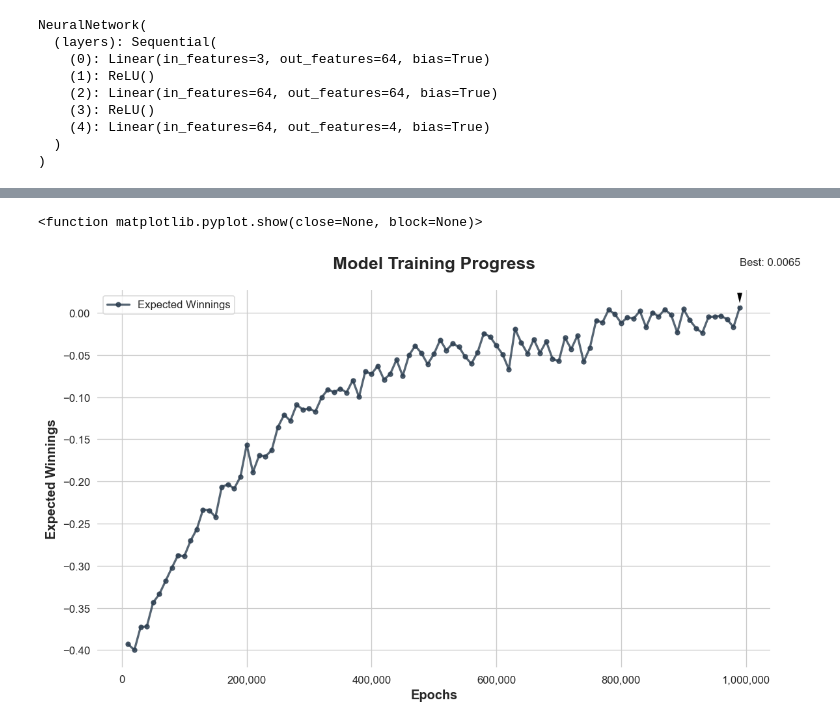
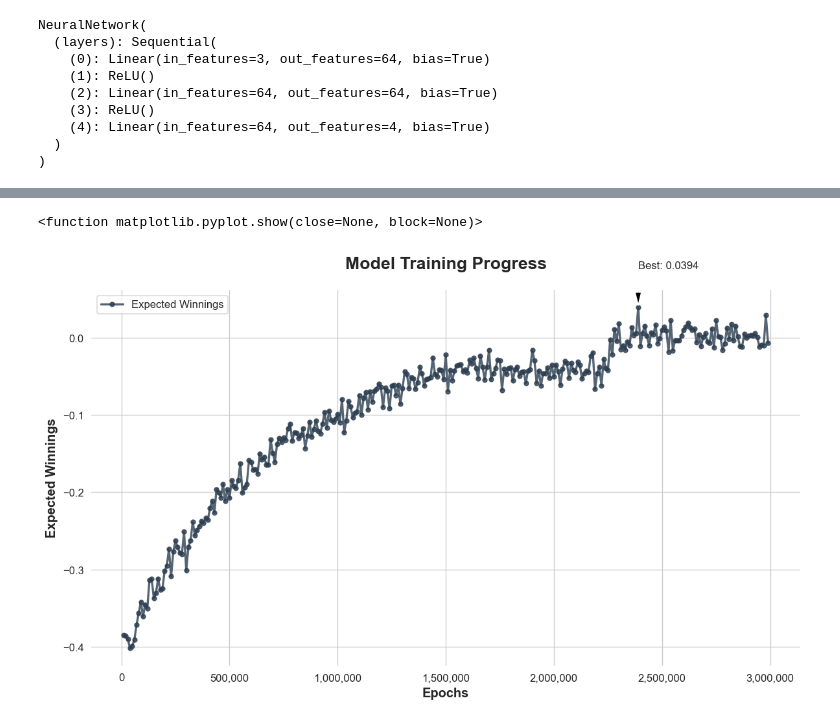
Before and after one commit to Niki110607/blackjack_rl, a Jupyter notebook: training/blackjack_RL.ipynb, the cells around one changed output, grey strips where cells are left out. Cells and saved outputs as stored; diff of their text form; code cells hidden in the pictures.

```diff
--- a/training/blackjack_RL.ipynb
+++ b/training/blackjack_RL.ipynb
@@ -117,7 +117,7 @@ def training(target_model):
 import copy
 net_rewards = []
 optimizer = torch.optim.Adam(model.parameters(), lr=0.0005)
-epochs = 1000000
+epochs = 3000000
 batch_size = 128
 gamma = 1.0
 epsilon = 1.0
@@ -260,36 +260,36 @@ import seaborn as sns
 sns.set_style("whitegrid")
 plt.figure(figsize=(10, 6), dpi=120)
 
-epochs = range(10000, 1000000, 10000)
+epochs = range(10000, 3000000, 10000)
 
 plt.plot(epochs, net_rewards, "o-", color="#2c3e50", label="Expected Winnings", linewidth=2, markersize=4, alpha=0.8)
 
 ax = plt.gca()
 ax.xaxis.set_minor_locator(ticker.MultipleLocator(200000))
 ax.xaxis.get_major_formatter().set_scientific(False)
 ax.xaxis.set_major_formatter(ticker.StrMethodFormatter("{x:,.0f}"))
 
 plt.title("Model Training Progress", fontsize=16, fontweight="bold", pad=20)
 plt.xlabel("Epochs", fontsize=12, fontweight="semibold")
 plt.ylabel("Expected Winnings", fontsize=12, fontweight="semibold")
 
 plt.legend(frameon=True, facecolor="white", edgecolor="lightgray")
 
 sns.despine(left=True, bottom=True)
 max_reward = max(net_rewards)
 max_epoch = epochs[net_rewards.index(max_reward)]
 plt.annotate(f'Best: {max_reward:.4f}',
                  xy=(max_epoch, max_reward),
                  xytext=(max_epoch + 1, max_reward + 0.05),
                  arrowprops=dict(facecolor='black', shrink=0.05, width=1, headwidth=6))
 
 
 
 plt.tight_layout()
 plt.show
 # %% [output]
 <function matplotlib.pyplot.show(close=None, block=None)>
-[figure, old version]
+[figure, new version]
 # %%
 import numpy as np
 #Hard Hands
```
Also changed, not shown: parts of 9 cells of this notebook, 7 other files.
